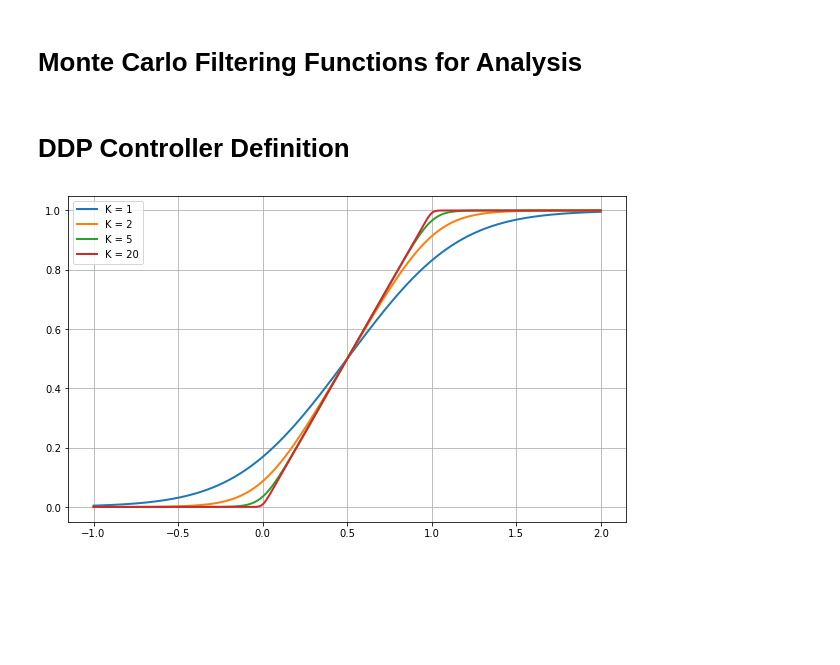
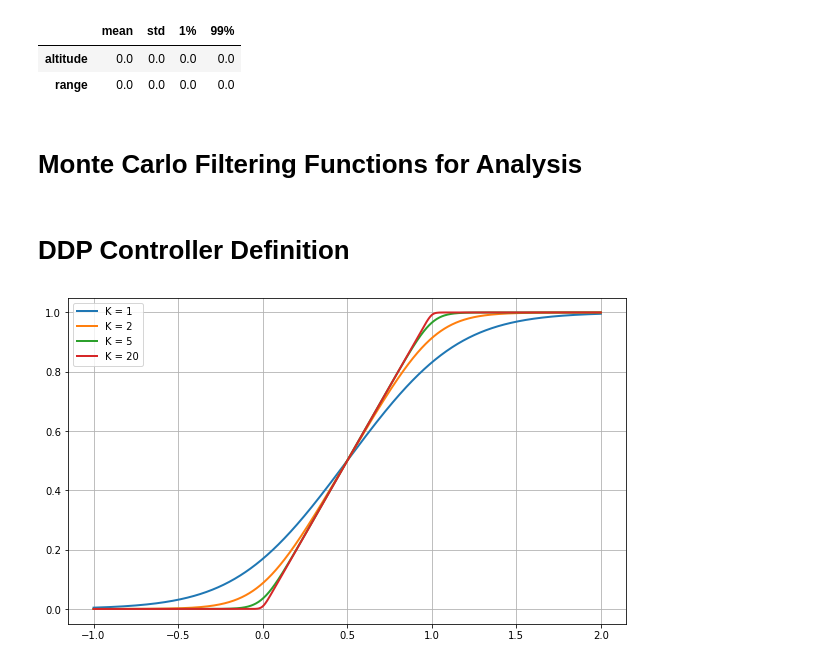
Before and after one commit to CDNoyes/EDL-Py, a Jupyter notebook: DDPMonteCarlo.ipynb, the cells around one changed output. Saved outputs shown, nothing was run; the diff lists cells and outputs as text; code cells hidden in the pictures; blank space fills up the shorter version.

```diff
--- a/DDPMonteCarlo.ipynb
+++ b/DDPMonteCarlo.ipynb
@@ -32,3 +33,10 @@ from EntryGuidance.VMC import VMC, velocity_trigger
 from EntryGuidance.EntryVehicle import ConstantAeroEV
 
 np.set_printoptions(suppress=True, precision=3)
+# %%
+test = pd.DataFrame(data=np.zeros((2,4)),index=['altitude','range'],columns=['mean','std','1%','99%'])
+test
+# %% [output]
+|  | mean | std | 1% | 99% |
+| altitude | 0.0 | 0.0 | 0.0 | 0.0 |
+| range | 0.0 | 0.0 | 0.0 | 0.0 |
```
Also changed, not shown: parts of 10 cells of this notebook, 4 other files.
